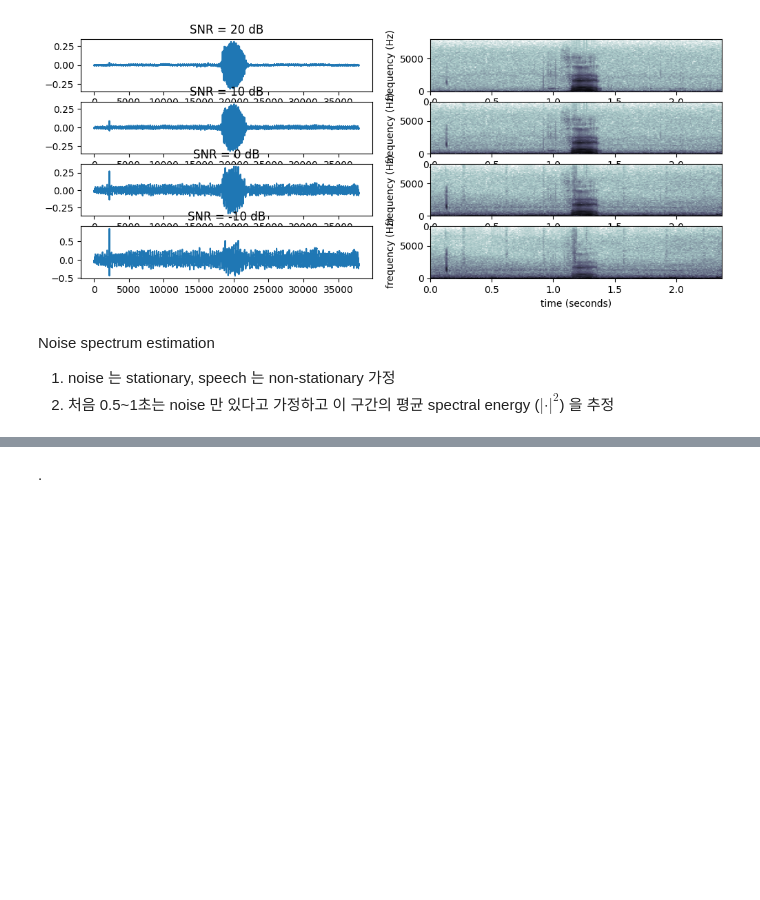
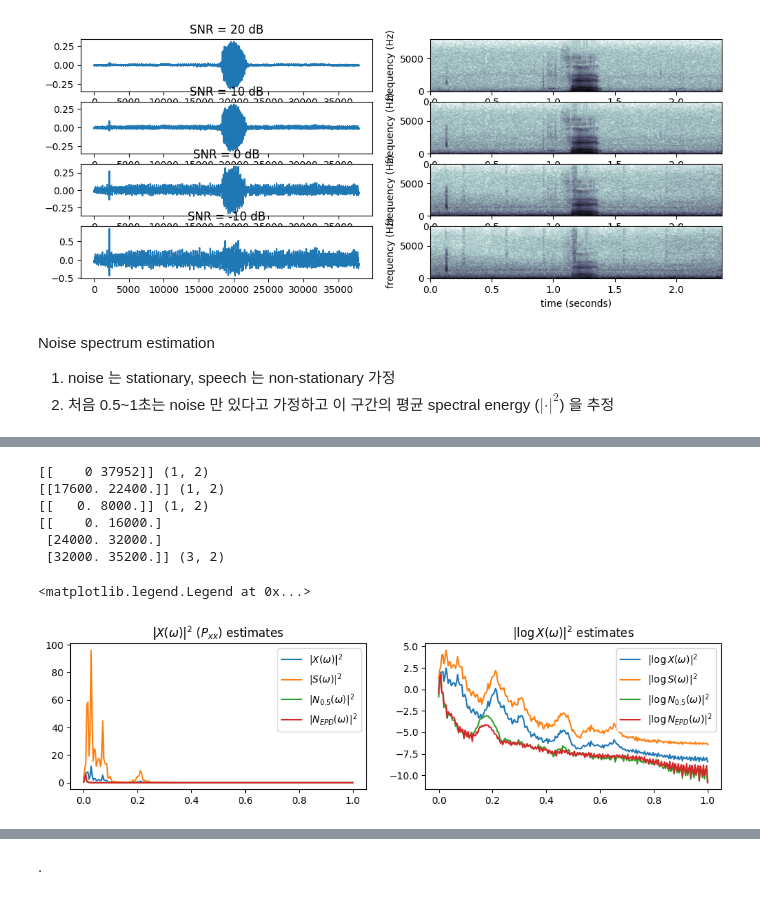
Before and after one commit to gjang7/ssp2023, a Jupyter notebook: lab04/lab04_ns_epd.ipynb, the cells around one changed output, grey strips where cells are left out. Drawn from its saved outputs; the diff is of its cells as text; code cells hidden in the pictures; blank space fills up the shorter version.

```diff
--- a/lab04/lab04_ns_epd.ipynb
+++ b/lab04/lab04_ns_epd.ipynb
@@ -190,0 +243,36 @@ print(Pnn)
+# %%
+####################################
+mix = mixedSig[1]
+PxxAll = estSpect(mix, [])
+PxxEPD = estSpect(mix, np.array([[1.1, 1.4]])*Fs)
+PnnHead = estSpect(mix, np.array([[0.0, 0.5]])*Fs)
+PnnEPD = estSpect(mix, np.array([[0,1.0], [1.5, 2.0], [2.0, 2.2]])*Fs)
+
+####################################
+# plot
+plt.figure(figsize=FIG_SIZE*np.array([1.5,0.9]))
+xticks=np.linspace(0, 1, num=hNo, endpoint=True)
+
+plt.subplot(1,2,1)
+plt.plot(xticks,PxxAll,label='$|X(\omega)|^2$')
+plt.plot(xticks,PxxEPD,label='$|S(\omega)|^2$')
+plt.plot(xticks,PnnHead,label='$|N_{0.5}(\omega)|^2$')
+plt.plot(xticks,PnnEPD,label='$|N_{EPD}(\omega)|^2$')
+plt.title('$|X(\omega)|^2$ ($P_{xx}$) estimates')
+plt.legend(loc='upper right')
+plt.subplot(1,2,2)
+plt.plot(xticks,np.log(PxxAll),label='$|\log X(\omega)|^2$')
+plt.plot(xticks,np.log(PxxEPD),label='$|\log S(\omega)|^2$')
+plt.plot(xticks,np.log(PnnHead),label='$|\log N_{0.5}(\omega)|^2$')
+plt.plot(xticks,np.log(PnnEPD),label='$|\log N_{EPD}(\omega)|^2$')
+plt.title('$|\log X(\omega)|^2$ estimates')
+plt.legend(loc='upper right')
+# %% [output]
+[[    0 37952]] (1, 2)
+[[17600. 22400.]] (1, 2)
+[[   0. 8000.]] (1, 2)
+[[    0. 16000.]
+ [24000. 32000.]
+ [32000. 35200.]] (3, 2)
+<matplotlib.legend.Legend at 0x...>
+[figure, added]
```
Also changed, not shown: parts of 7 cells of this notebook.
